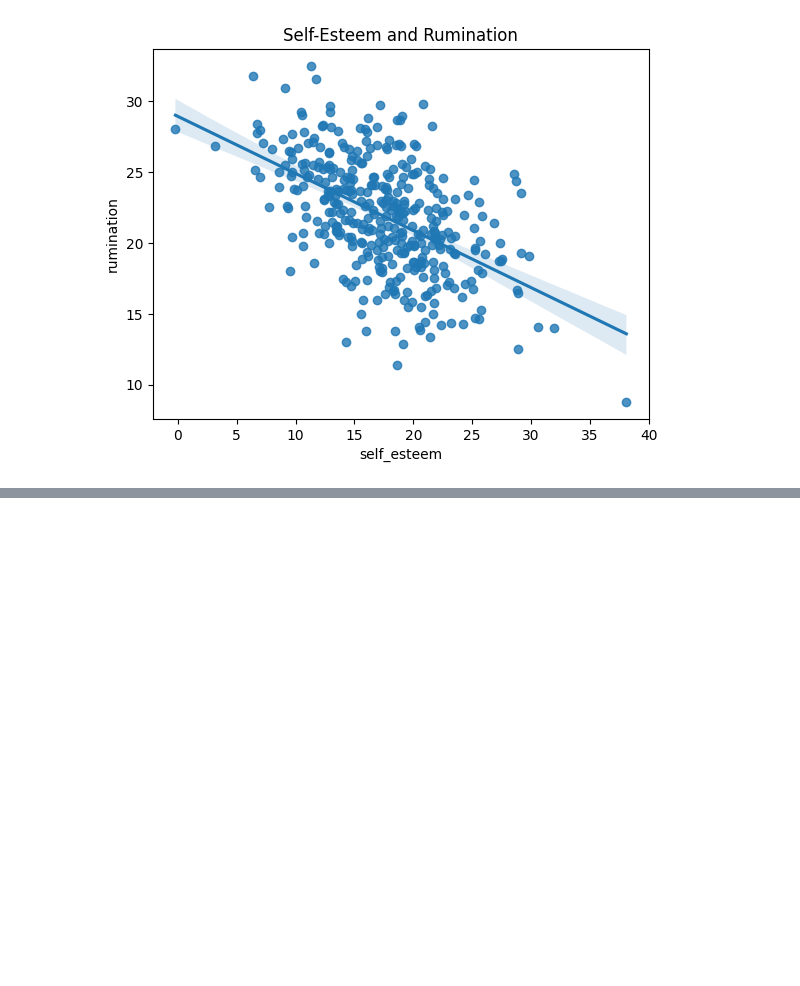
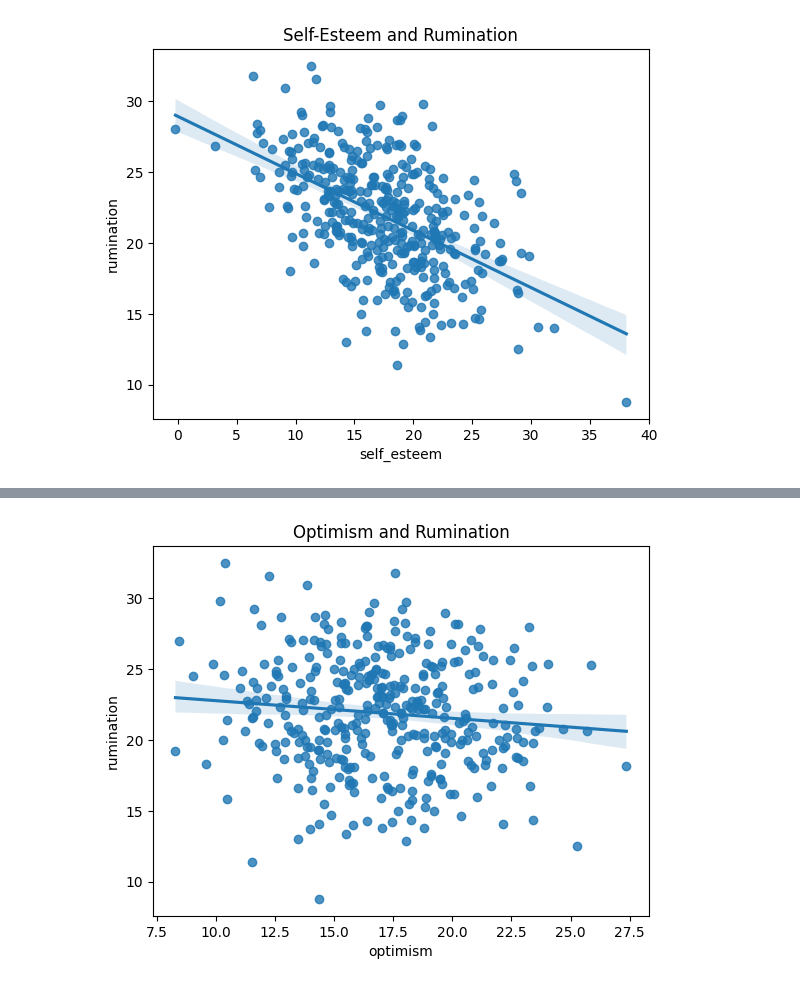
Before and after one commit to Saman-Fakhri/rumination-analysis, a Jupyter notebook: rumination_analysis.ipynb, the cells around one changed output, grey strips where cells are left out. Cells and saved outputs as stored; diff of their text form; code cells hidden in the pictures; blank space fills up the shorter version.

```diff
--- a/rumination_analysis.ipynb
+++ b/rumination_analysis.ipynb
@@ -112,0 +135,11 @@ plt.show()
+# %%
+sns.regplot(
+    x="optimism",
+    y="rumination",
+    data=data
+)
+
+plt.title("Optimism and Rumination")
+plt.show()
+# %% [output]
+[figure, added]
```
Also changed, not shown: parts of 5 cells of this notebook.
